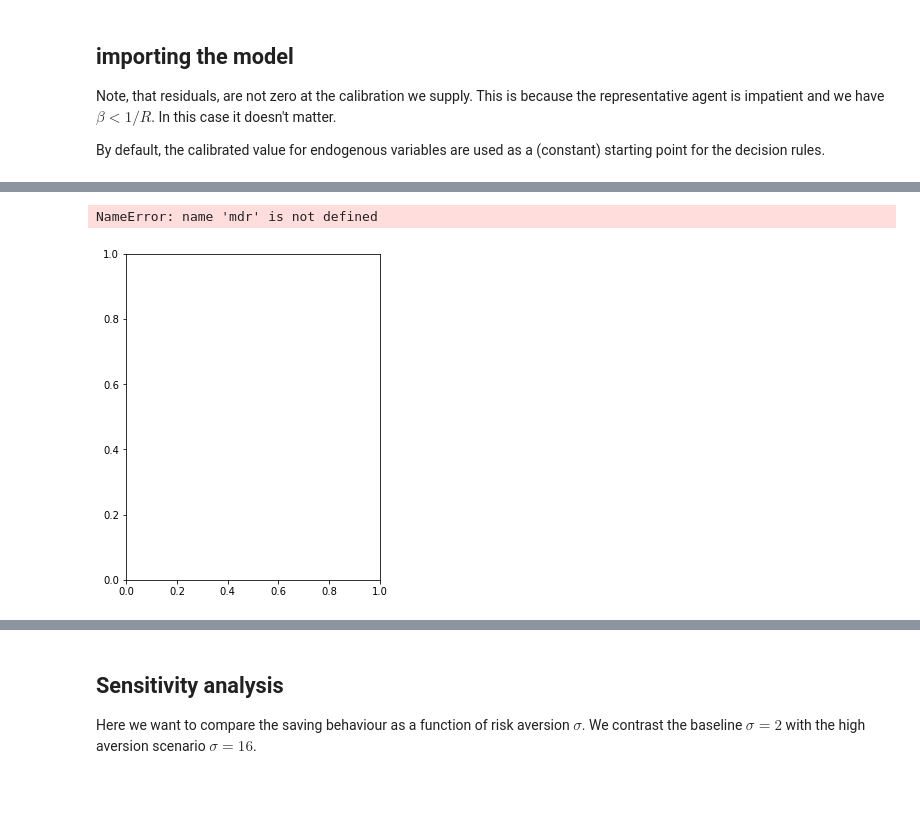
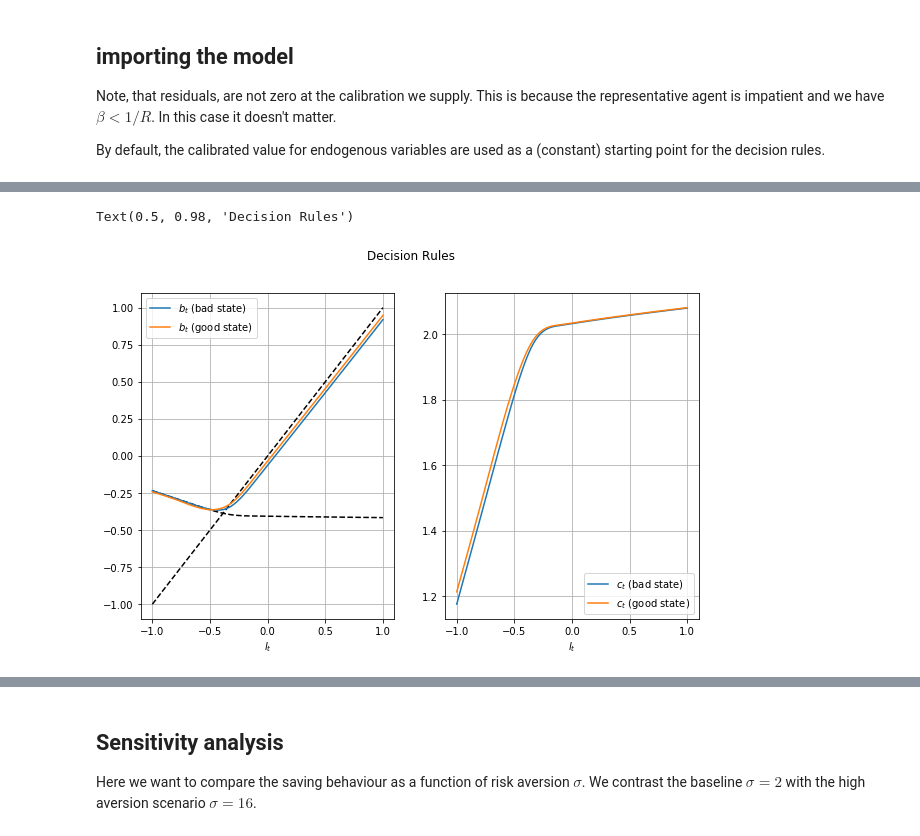
Before and after one commit to EconForge/dolo.py, a Jupyter notebook: examples/notebooks/sudden_stop.ipynb, the cells around one changed output, grey strips where cells are left out. Drawn from its saved outputs; the diff is of its cells as text; code cells hidden in the pictures; blank space fills up the shorter version.

```diff
--- a/examples/notebooks/sudden_stop.ipynb
+++ b/examples/notebooks/sudden_stop.ipynb
@@ -60,33 +90,0 @@ TypeError: get_grid() got an unexpected keyword argument 'orders'
-# %%
-# produce the plots
-n_steps = 100
-
-figure(figsize(10,6))
-subplot(121)
-plot_decision_rule(model, mdr, 'l', 'b', i0=0, n_steps=n_steps, label='$b_t$ (bad state)' )
-plot_decision_rule(model, mdr, 'l', 'b', i0=1, n_steps=n_steps, label='$b_t$ (good state)' )
-plot_decision_rule(model, mdr, 'l', 'l', i0=1, n_steps=n_steps, linestyle='--', color='black' )
-#plot(df['l'], df['l'], linestyle='--', color='black')
-
-# to plot the borrowing limit, we produce a dataframe df which contains all series
-# (note that we don't supply a variable name to plot, only the state 'l')
-
-lam_inf = model.get_calibration('lam_inf')
-df = plot_decision_rule(model, mdr, 'l', i0=0, n_steps=n_steps)
-plot(df['l'], lam_inf*df['c'], linestyle='--', color='black')
-
-xlabel('$l_t$')
-
-legend(loc= 'upper left')
-
-
-subplot(122)
-plot_decision_rule(model, mdr, 'l', 'c', i0=0, n_steps=n_steps, label='$c_t$ (bad state)' )
-plot_decision_rule(model, mdr, 'l', 'c', i0=1, n_steps=n_steps, label='$c_t$ (good state)' )
-legend(loc= 'lower right')
-xlabel('$l_t$')
-
-suptitle("Decision Rules")
-# %% [output]
-NameError: name 'mdr' is not defined
-[figure, removed]
@@ -94,0 +91,32 @@ NameError: name 'mdr' is not defined
+# %%
+# produce the plots
+n_steps = 100
+
+tab0 = tabulate(model, mdr, 'l', i0=0, n_steps=n_steps)
+tab1 = tabulate(model, mdr, 'l', i0=1, n_steps=n_steps)
+# %%
+lam_inf = model.calibration['lam_inf']
+# %%
+plt.subplot(121)
+
+plt.plot(tab0['l'], tab0['l'], linestyle='--', color='black', label='')
+plt.plot(tab0['l'], lam_inf*tab0['c'], linestyle='--', color='black', label='')
+plt.plot(tab0['l'], tab0['b'], label='$b_t$ (bad state)' )
+plt.plot(tab0['l'], tab1['b'], label='$b_t$ (good state)')
+# plt.plot(tab0['l'], lam_inf*tab1['c'])
+plt.grid()
+xlabel('$l_t$')
+
+legend(loc= 'upper left')
+
+plt.subplot(122)
+plt.plot(tab0['l'], tab0['c'], label='$c_t$ (bad state)' )
+plt.plot(tab0['l'], tab1['c'], label='$c_t$ (good state)' )
+legend(loc= 'lower right')
+plt.grid()
+xlabel('$l_t$')
+
+plt.suptitle("Decision Rules")
+# %% [output]
+Text(0.5, 0.98, 'Decision Rules')
+[figure, added]
```
Also changed, not shown: parts of 17 cells of this notebook, 5 other files.
